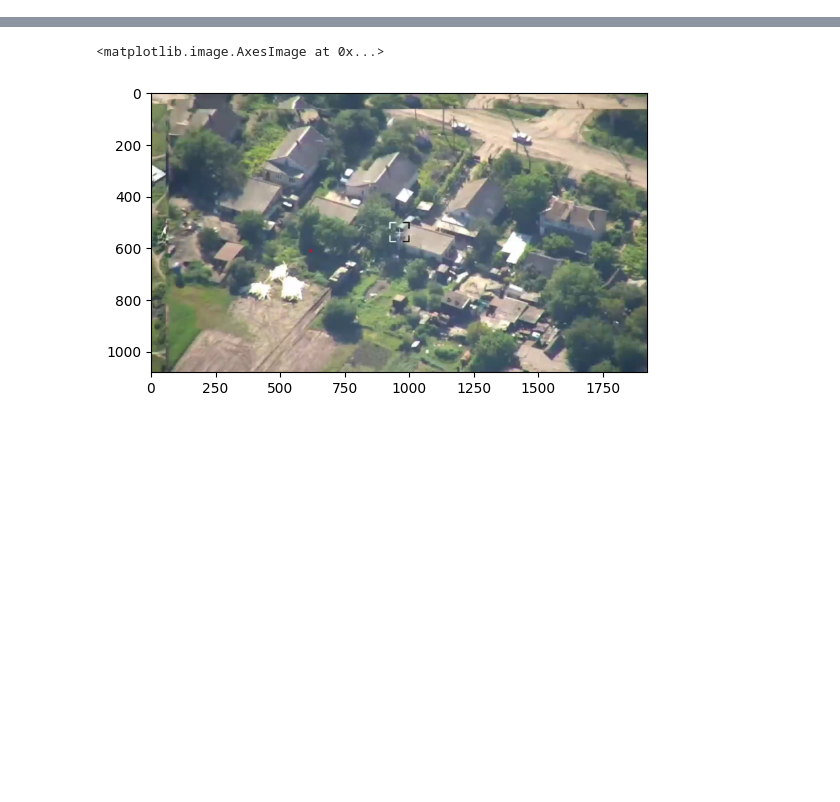
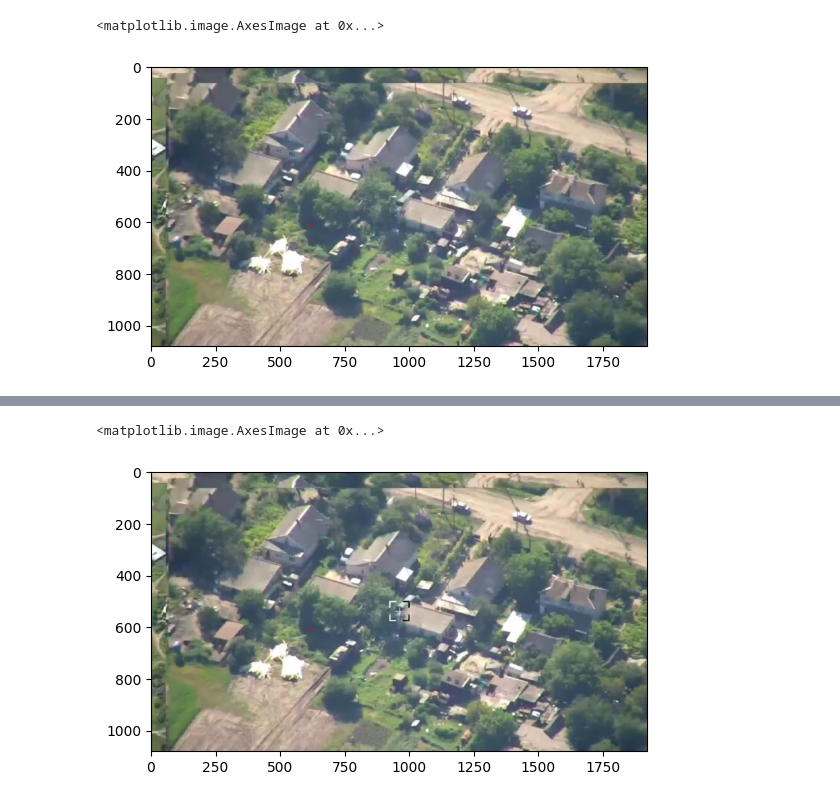
Before and after one commit to dieumerci7/OSD-Removal, a Jupyter notebook: notebooks/test.ipynb, the cells around one changed output, grey strips where cells are left out. Drawn from its saved outputs; the diff is of its cells as text; code cells hidden in the pictures; blank space fills up the shorter version.

```diff
--- a/notebooks/test.ipynb
+++ b/notebooks/test.ipynb
@@ -41,0 +122,7 @@ video = read_video(video_path)
+# %%
+# Apply inpainting to remove OSD
+inpaint_result = cv2.inpaint(video[0], filled_image, inpaintRadius=3, flags=cv2.INPAINT_TELEA)
+plt.imshow(inpaint_result)
+# %% [output]
+<matplotlib.image.AxesImage at 0x...>
+[figure, added]
```
Also changed, not shown: parts of 10 cells of this notebook, 3 other files.
